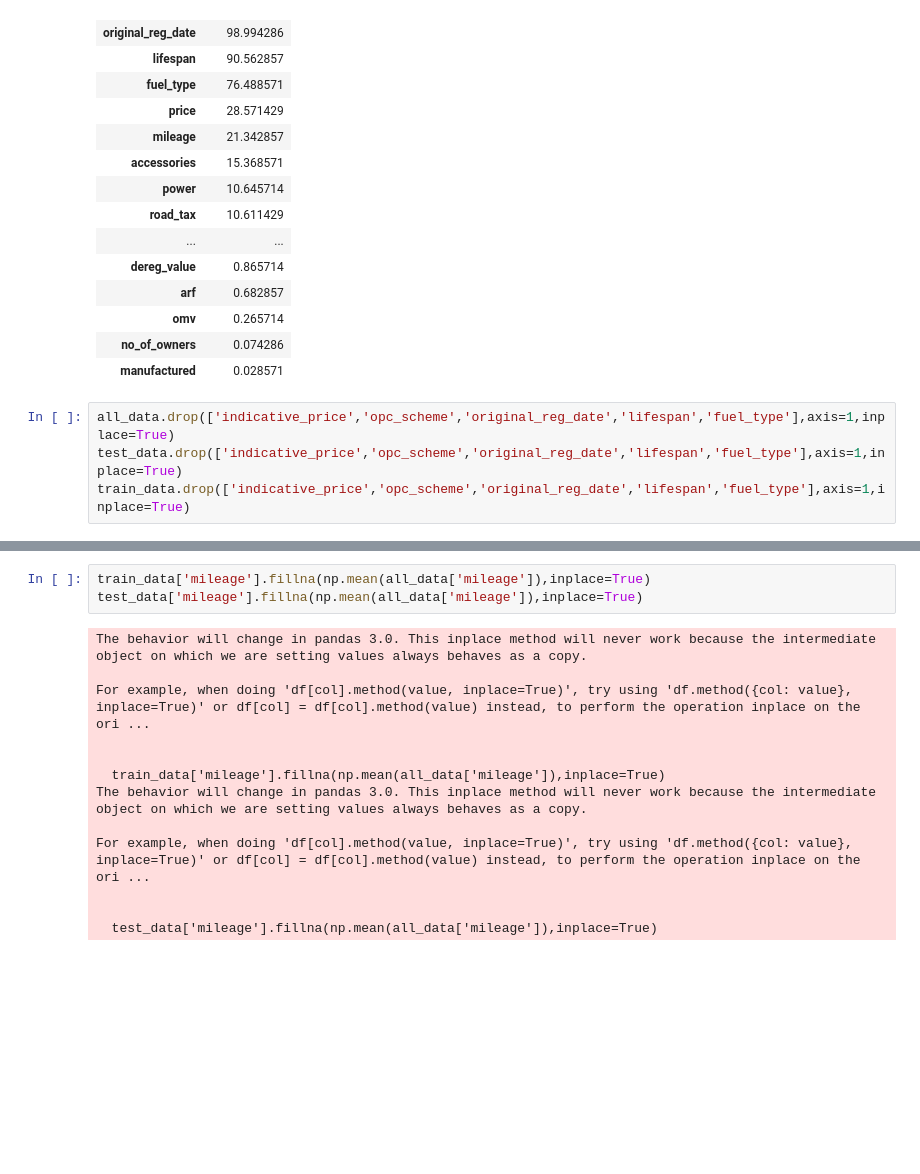
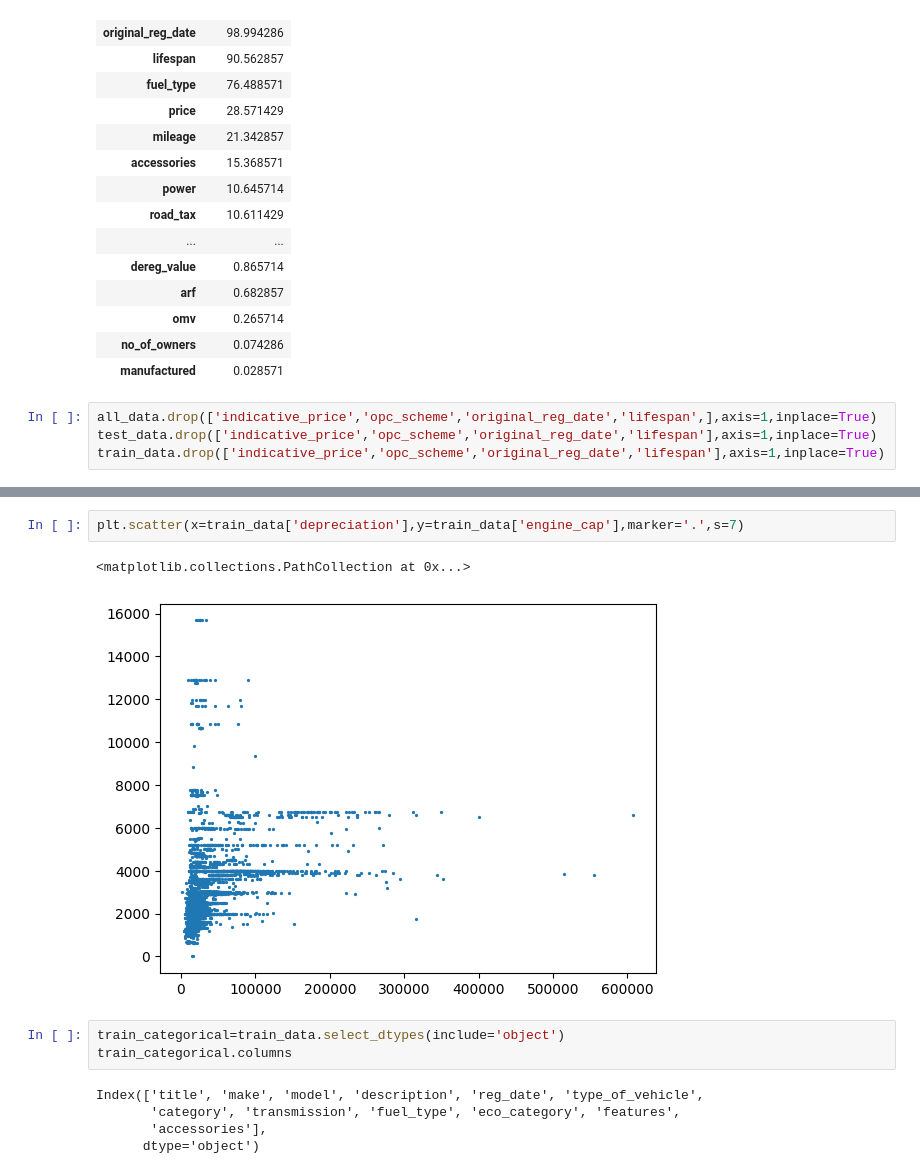
Before and after one commit to JunjieZ728/CS5228-Project, a Jupyter notebook: Untitled.ipynb, the cells around one changed output, grey strips where cells are left out. Cells and saved outputs as stored; diff of their text form; blank space fills up the shorter version.

Commit message:
feat: use Classifier fill fuel_type

```diff
--- a/Untitled.ipynb
+++ b/Untitled.ipynb
@@ -119,9 +142,9 @@ miss_data
 | no_of_owners | 0.074286 |
 | manufactured | 0.028571 |
 # %%
-all_data.drop(['indicative_price','opc_scheme','original_reg_date','lifespan','fuel_type'],axis=1,inplace=True)
-test_data.drop(['indicative_price','opc_scheme','original_reg_date','lifespan','fuel_type'],axis=1,inplace=True)
-train_data.drop(['indicative_price','opc_scheme','original_reg_date','lifespan','fuel_type'],axis=1,inplace=True)
+all_data.drop(['indicative_price','opc_scheme','original_reg_date','lifespan',],axis=1,inplace=True)
+test_data.drop(['indicative_price','opc_scheme','original_reg_date','lifespan'],axis=1,inplace=True)
+train_data.drop(['indicative_price','opc_scheme','original_reg_date','lifespan'],axis=1,inplace=True)
 # %%
 plt.scatter(x=train_data['mileage']/1e6,y=train_data['price']/1e6,marker='.',s=2)
 print(train_data['mileage'].describe())
@@ -139,17 +162,14 @@ Name: mileage, dtype: float64
+# %%
+plt.scatter(x=train_data['depreciation'],y=train_data['engine_cap'],marker='.',s=7)
+# %% [output]
+<matplotlib.collections.PathCollection at 0x...>
+[figure, added]
 # %%
-train_data['mileage'].fillna(np.mean(all_data['mileage']),inplace=True)
-test_data['mileage'].fillna(np.mean(all_data['mileage']),inplace=True)
+train_categorical=train_data.select_dtypes(include='object')
+train_categorical.columns
 # %% [output]
-The behavior will change in pandas 3.0. This inplace method will never work because the intermediate object on which we are setting values always behaves as a copy.
-
-For example, when doing 'df[col].method(value, inplace=True)', try using 'df.method({col: value}, inplace=True)' or df[col] = df[col].method(value) instead, to perform the operation inplace on the ori ...
-
-
-  train_data['mileage'].fillna(np.mean(all_data['mileage']),inplace=True)
-The behavior will change in pandas 3.0. This inplace method will never work because the intermediate object on which we are setting values always behaves as a copy.
-
-For example, when doing 'df[col].method(value, inplace=True)', try using 'df.method({col: value}, inplace=True)' or df[col] = df[col].method(value) instead, to perform the operation inplace on the ori ...
-
-
-  test_data['mileage'].fillna(np.mean(all_data['mileage']),inplace=True)
+Index(['title', 'make', 'model', 'description', 'reg_date', 'type_of_vehicle',
+       'category', 'transmission', 'fuel_type', 'eco_category', 'features',
+       'accessories'],
+      dtype='object')
 # %%
```
Also changed, not shown: parts of 9 cells of this notebook, 1 other file.
